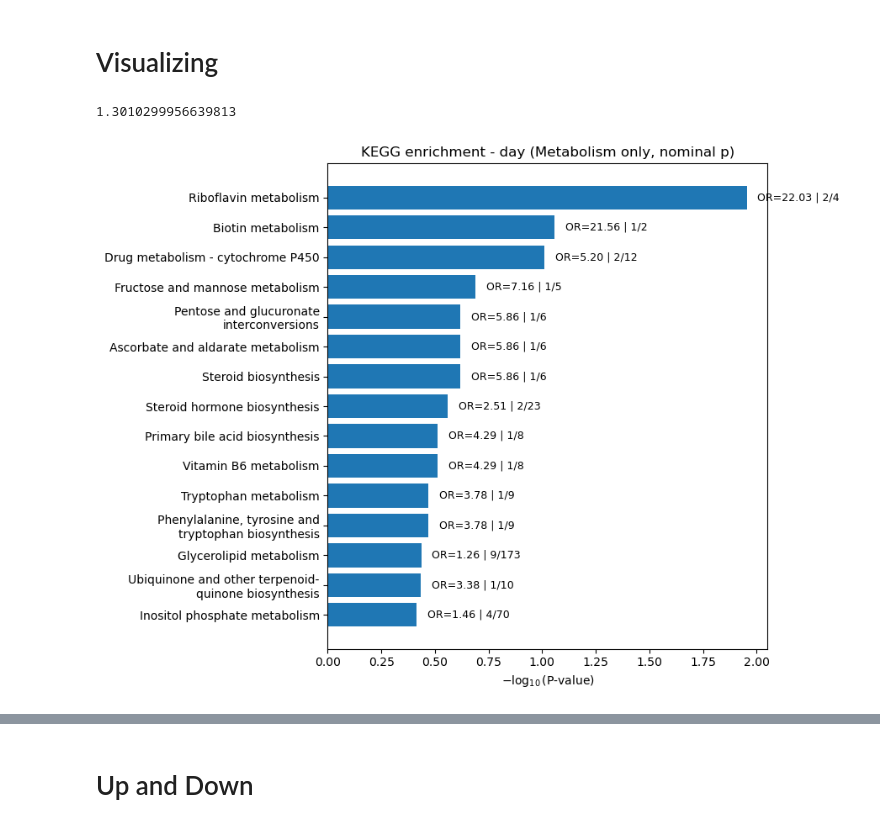
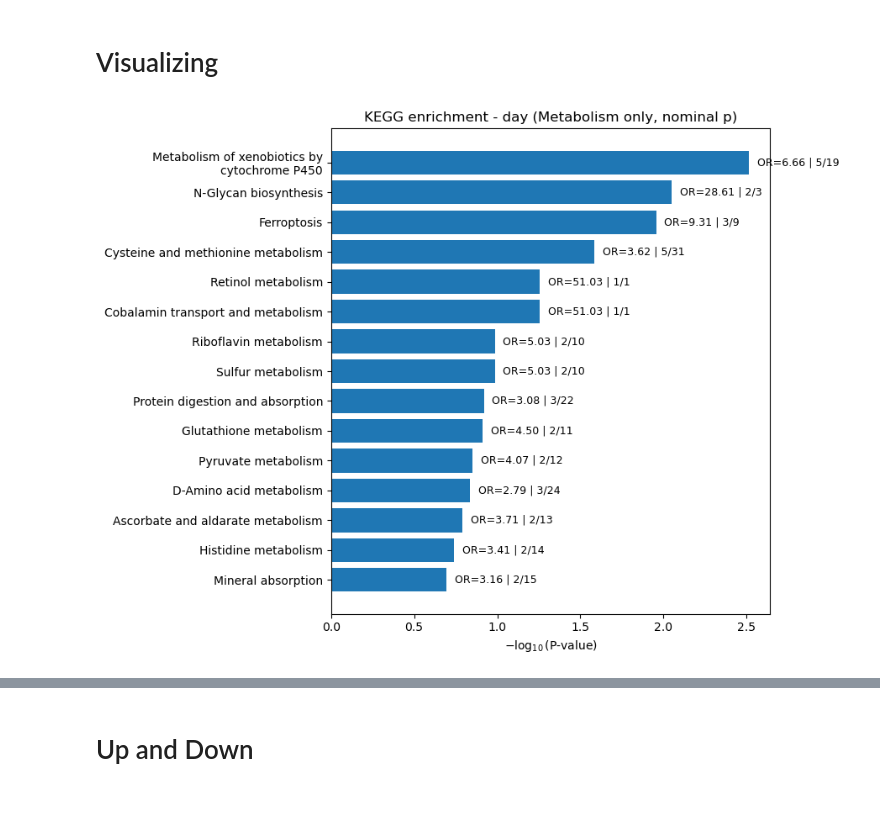
Before and after one commit to Li-Lab-COH/Metabolomics_Analysis, a Jupyter notebook: python/Enrichment_Analysis.ipynb, the cells around one changed output, grey strips where cells are left out. Drawn from its saved outputs; the diff is of its cells as text; code cells hidden in the pictures.

```diff
--- a/python/Enrichment_Analysis.ipynb
+++ b/python/Enrichment_Analysis.ipynb
@@ -27,3 +28,0 @@ files
-# %%
-# Selecting final file
-met_df = pd.read_csv(F3)
@@ -229,7 +234,7 @@ res_any["kegg_class"] = res_any["pathway_id"].map(klass).fillna("")
 res_any["pathway_name"] = res_any["pathway_id"].map(pname).fillna(res_any["pathway_id"])
 # %%
 # Option A: keep only Metabolism
-res_met = res_any[res_any["kegg_class"].str.startswith("Metabolism")].copy()
+# res_met = res_any[res_any["kegg_class"].str.startswith("Metabolism")].copy()
 
 # Option B: exclude Human Diseases
-# res_met = res_any[~res_any["kegg_class"].str.startswith("Human Diseases")].copy()
+res_met = res_any[~res_any["kegg_class"].str.startswith("Human Diseases")].copy()
@@ -236,33 +257,29 @@ res_met = res_any[res_any["kegg_class"].str.startswith("Metabolism")].copy()
 # %% [markdown]
 # Visualizing
-# %%
--np.log10(0.05)
-# %% [output]
-1.3010299956639813
 # %%
 import numpy as np
 import matplotlib.pyplot as plt
 from textwrap import wrap
 
 res_met = res_met.sort_values(["P-value", "Term"]).copy()
 res_met["neglog10p"] = -np.log10(res_met["P-value"].astype(float))
 res_met["label"] = res_met["pathway_name"].map(lambda s: "\n".join(wrap(str(s), width=35)))
 
-# TOP_N = 15
-# top = res_met.nsmallest(TOP_N, "P-value")
+TOP_N = 15
+top = res_met.nsmallest(TOP_N, "P-value")
 
-# plt.figure(figsize=(9, max(4, 0.45*len(top))))
-# y = np.arange(len(top))[::-1]
-# plt.barh(y, top["neglog10p"].values)
-# plt.yticks(y, top["label"].values)
-# plt.xlabel(r"$-\log_{10}(\mathrm{P\text{-}value})$")
-# plt.title("KEGG enrichment - day (Metabolism only, nominal p)")
-# for i,(xv, orr, ov) in enumerate(zip(top["neglog10p"], top["Odds Ratio"], top["Overlap"])):
-#     plt.text(xv+0.05, y[i], f"OR={orr:.2f} | {ov}", va="center", fontsize=9)
-# plt.tight_layout()
-# plt.show()
+plt.figure(figsize=(9, max(4, 0.45*len(top))))
+y = np.arange(len(top))[::-1]
+plt.barh(y, top["neglog10p"].values)
+plt.yticks(y, top["label"].values)
+plt.xlabel(r"$-\log_{10}(\mathrm{P\text{-}value})$")
+plt.title("KEGG enrichment - day (Metabolism only, nominal p)")
+for i,(xv, orr, ov) in enumerate(zip(top["neglog10p"], top["Odds Ratio"], top["Overlap"])):
+    plt.text(xv+0.05, y[i], f"OR={orr:.2f} | {ov}", va="center", fontsize=9)
+plt.tight_layout()
+plt.show()
 # %% [output]
-[figure, old version]
+[figure, new version]
 # %%
 sig_any.shape
 # %% [output]
```
Also changed, not shown: parts of 27 cells of this notebook, 2 other files.
